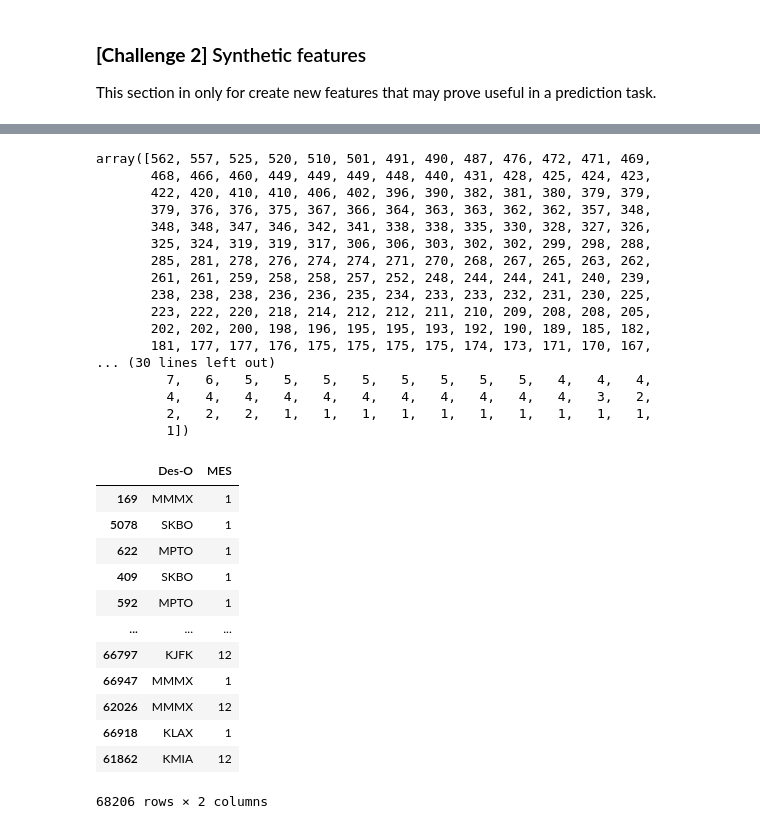
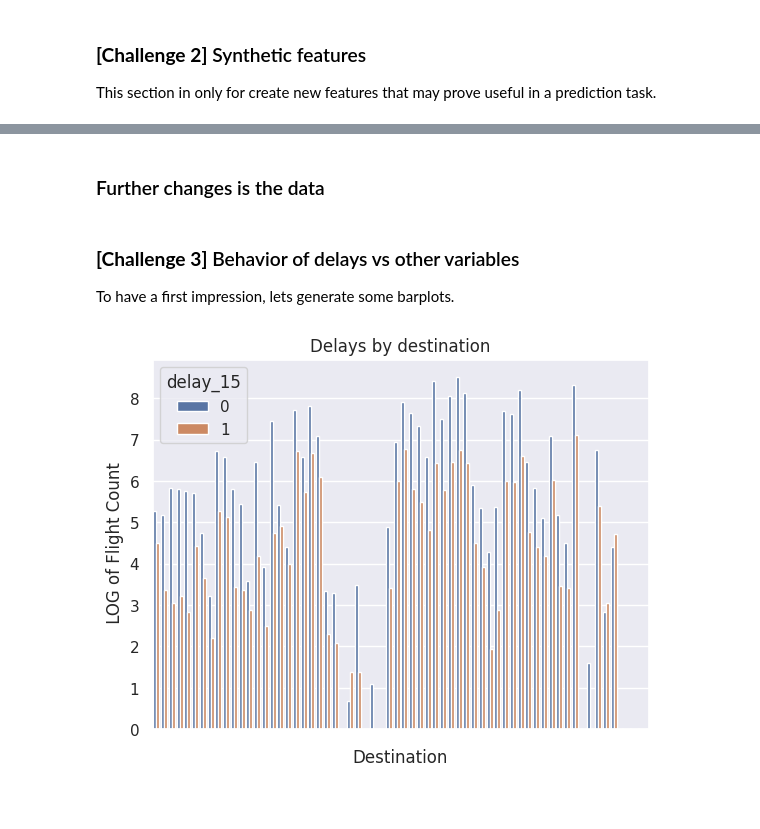
Before and after one commit to emilianomm/desafio-latam-emm, a Jupyter notebook: solution.ipynb, the cells around one changed output, grey strips where cells are left out. Drawn from its saved outputs; the diff is of its cells as text; code cells hidden in the pictures.

Commit message:
behavior OK

```diff
--- a/solution.ipynb
+++ b/solution.ipynb
@@ -367,36 +358,2 @@ data_raw.shape
-# %%
-np.asarray(data_raw[['Des-O', 'MES']].value_counts())
-# %% [output]
-array([562, 557, 525, 520, 510, 501, 491, 490, 487, 476, 472, 471, 469,
-       468, 466, 460, 449, 449, 449, 448, 440, 431, 428, 425, 424, 423,
-       422, 420, 410, 410, 406, 402, 396, 390, 382, 381, 380, 379, 379,
-       379, 376, 376, 375, 367, 366, 364, 363, 363, 362, 362, 357, 348,
-       348, 348, 347, 346, 342, 341, 338, 338, 335, 330, 328, 327, 326,
-       325, 324, 319, 319, 317, 306, 306, 303, 302, 302, 299, 298, 288,
-       285, 281, 278, 276, 274, 274, 271, 270, 268, 267, 265, 263, 262,
-       261, 261, 259, 258, 258, 257, 252, 248, 244, 244, 241, 240, 239,
-       238, 238, 238, 236, 236, 235, 234, 233, 233, 232, 231, 230, 225,
-       223, 222, 220, 218, 214, 212, 212, 211, 210, 209, 208, 208, 205,
-       202, 202, 200, 198, 196, 195, 195, 193, 192, 190, 189, 185, 182,
-       181, 177, 177, 176, 175, 175, 175, 175, 174, 173, 171, 170, 167,
-... (30 lines left out)
-         7,   6,   5,   5,   5,   5,   5,   5,   5,   5,   4,   4,   4,
-         4,   4,   4,   4,   4,   4,   4,   4,   4,   4,   4,   3,   2,
-         2,   2,   2,   1,   1,   1,   1,   1,   1,   1,   1,   1,   1,
-         1])
-# %%
-data_raw[['Des-O', 'MES']]
-# %% [output]
-|  | Des-O | MES |
-| 169 | MMMX | 1 |
-| 5078 | SKBO | 1 |
-| 622 | MPTO | 1 |
-| 409 | SKBO | 1 |
-| 592 | MPTO | 1 |
-| ... | ... | ... |
-| 66797 | KJFK | 12 |
-| 66947 | MMMX | 1 |
-| 62026 | MMMX | 12 |
-| 66918 | KLAX | 1 |
-| 61862 | KMIA | 12 |
-68206 rows × 2 columns
+# %% [markdown]
+### Further changes is the data
@@ -402,0 +362,16 @@ data_raw[['Des-O', 'MES']]
+# %% [markdown]
+### __[Challenge 3]__ Behavior of delays vs other variables
+
+To have a first impression, lets generate some barplots.
+# %%
+# Destination
+# Note the use of log scale to prevennt extreme values make the plot a mess
+aux_df = pd.DataFrame(data_2[['delay_15', 'Des-I']].value_counts(sort=False), columns=['Count']).reset_index()
+aux_df['Count'] = np.log(aux_df['Count'])
+fc_plt = sns.barplot(data = aux_df, y='Count', x='Des-I', hue='delay_15', orient='v', errorbar=None).set(
+                xticklabels=[],
+                xlabel='Destination',
+                ylabel=' LOG of Flight Count',
+                title='Delays by destination')
+# %% [output]
+[figure, added]
```
Also changed, not shown: parts of 10 cells of this notebook.
